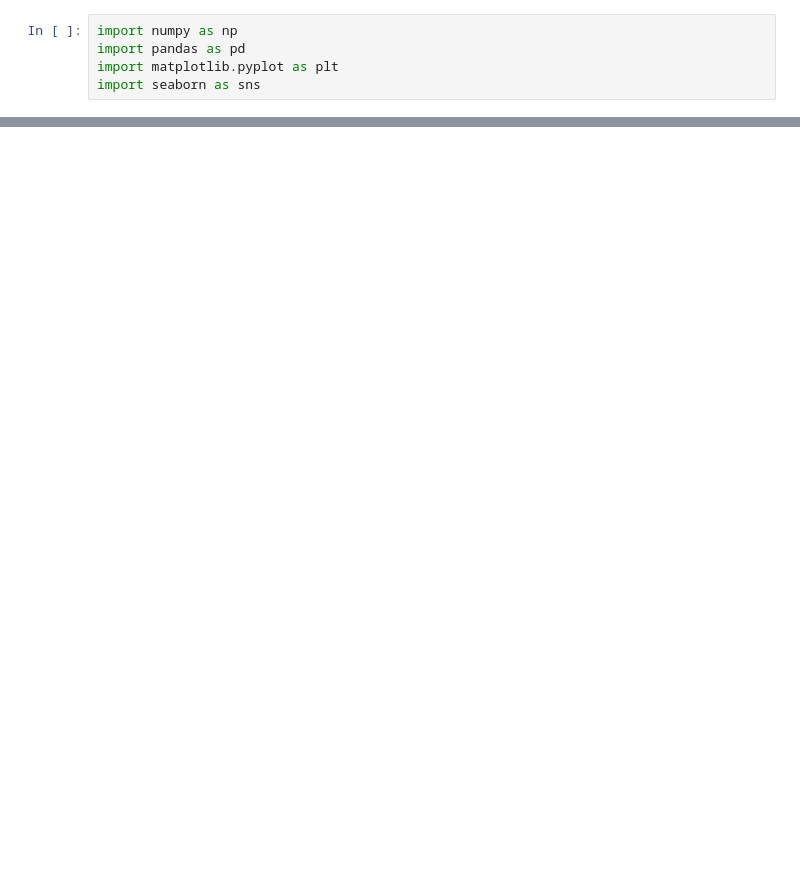
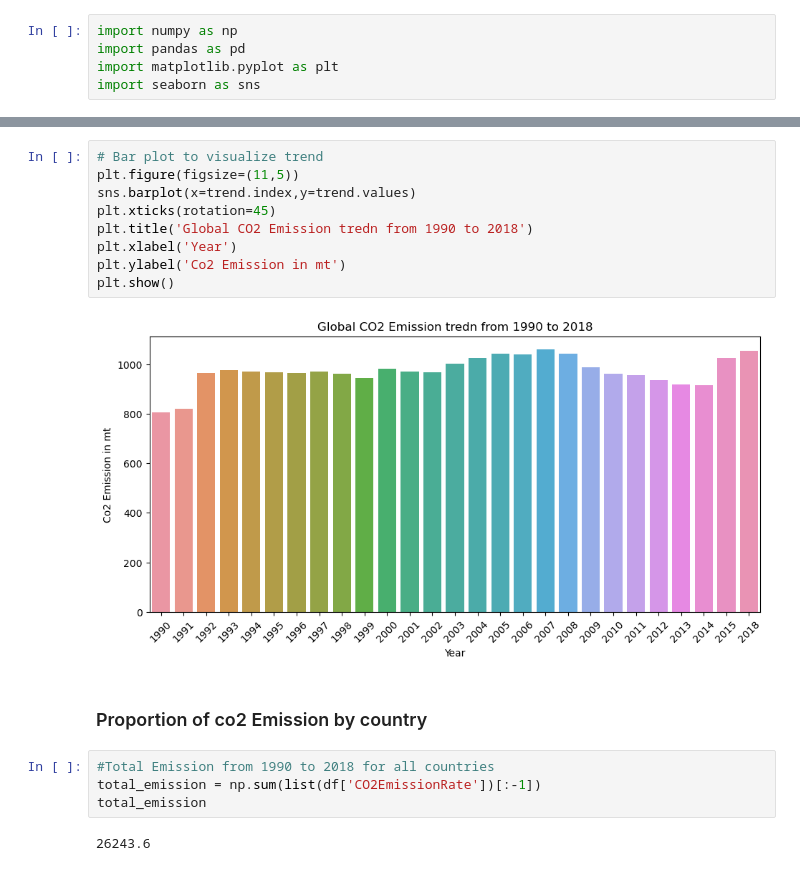
Before and after one commit to zuwa-oj/CO2-emissions-ML-project, a Jupyter notebook: src/notebooks/Visualizations.ipynb, the cells around one changed output, grey strips where cells are left out. Saved outputs shown, nothing was run; the diff lists cells and outputs as text; blank space fills up the shorter version.

```diff
--- a/src/notebooks/Visualizations.ipynb
+++ b/src/notebooks/Visualizations.ipynb
@@ -665,0 +73,19 @@ df_finale.to_csv(file_path, index=False)
+# %%
+# Bar plot to visualize trend
+plt.figure(figsize=(11,5))
+sns.barplot(x=trend.index,y=trend.values)
+plt.xticks(rotation=45)
+plt.title('Global CO2 Emission tredn from 1990 to 2018')
+plt.xlabel('Year')
+plt.ylabel('Co2 Emission in mt')
+plt.show()
+# %% [output]
+[figure, added]
+# %% [markdown]
+### Proportion of co2 Emission by country
+# %%
+#Total Emission from 1990 to 2018 for all countries
+total_emission = np.sum(list(df['CO2EmissionRate'])[:-1])
+total_emission
+# %% [output]
+26243.6
```
Also changed, not shown: parts of 69 cells of this notebook.
